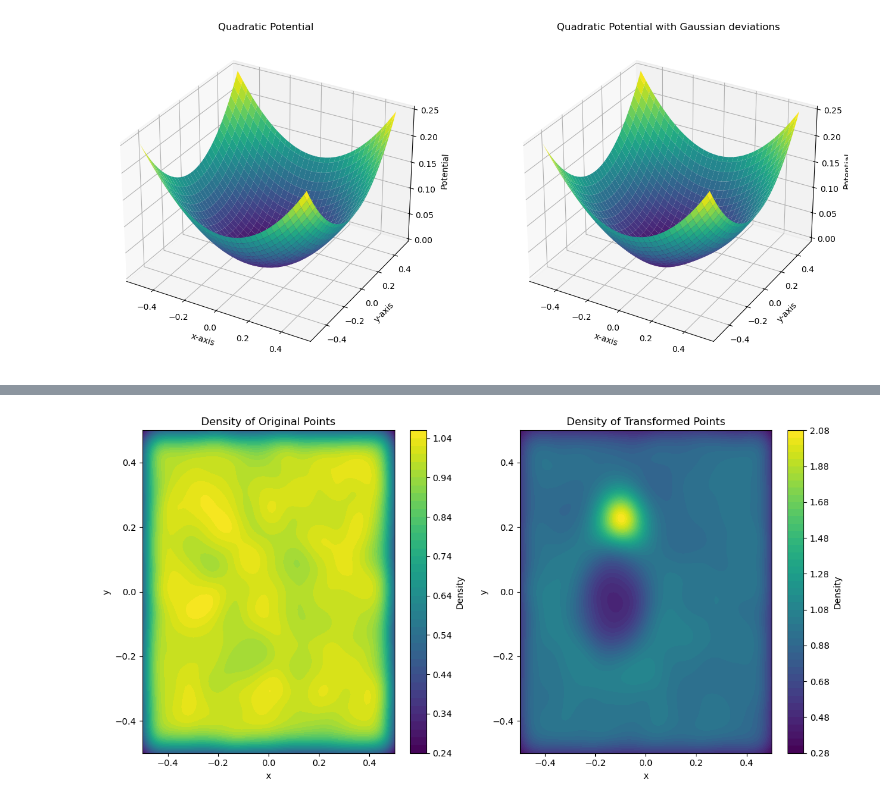
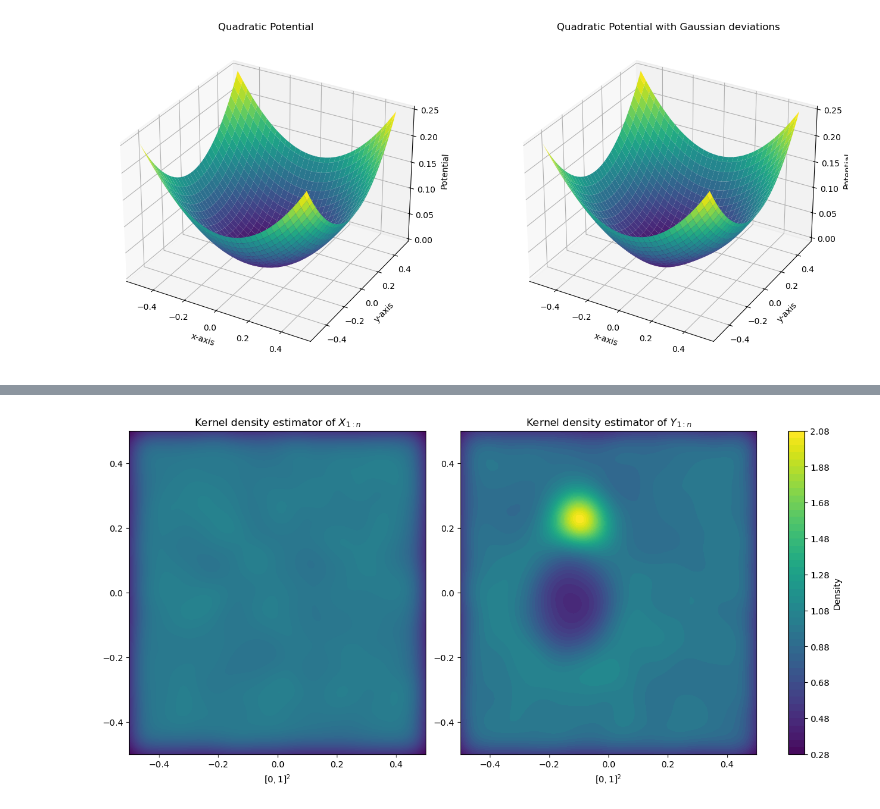
Before and after one commit to clemlal/PrivateSmoothTransportMapRNArgMin, a Jupyter notebook: main.ipynb, the cells around one changed output, grey strips where cells are left out. Drawn from its saved outputs; the diff is of its cells as text; code cells hidden in the pictures.

```diff
--- a/main.ipynb
+++ b/main.ipynb
@@ -167,46 +168,45 @@ transformed_target_points[:, 0] = grad_potential[0][clipped_indices_target_untra
 transformed_target_points[:, 1] = grad_potential[1][clipped_indices_target_untransformed[:, 0], clipped_indices_target_untransformed[:, 1]]
 
 clipped_indices_transformed_target_points = clip_to_grid(transformed_target_points, (a, b), N)
-
-
-
-
-
-# Compute density using Gaussian KDE
-def compute_density(points, xlim, ylim, grid_size=100):
-    """Computes density using Gaussian KDE."""
-    kde = gaussian_kde(points.T)
-    x, y = np.linspace(xlim[0], xlim[1], grid_size), np.linspace(ylim[0], ylim[1], grid_size)
-    X, Y = np.meshgrid(x, y)
-    positions = np.vstack([X.ravel(), Y.ravel()])
-    density = kde(positions).reshape(X.shape)
-    return X, Y, density
-
-# Compute density for original and transformed points
-X_orig, Y_orig, density_orig = compute_density(clipped_original_points, (a, b), (a, b))
-X_trans, Y_trans, density_trans = compute_density(transformed_target_points, (a, b), (a, b))
-
-# Plot densities
-plt.figure(figsize=(12, 6))
-
-plt.subplot(1, 2, 1)
-plt.contourf(X_orig, Y_orig, density_orig, levels=50, cmap="viridis")
-plt.colorbar(label="Density")
-plt.title("Density of Original Points")
-plt.xlabel("x")
-plt.ylabel("y")
-
-plt.subplot(1, 2, 2)
-plt.contourf(X_trans, Y_trans, density_trans, levels=50, cmap="viridis")
-plt.colorbar(label="Density")
-plt.title("Density of Transformed Points")
-plt.xlabel("x")
-plt.ylabel("y")
-
-plt.tight_layout()
-plt.show()
-# %% [output]
-[figure, removed]
+# %%
+# Compute density using Gaussian KDE
+def compute_density(points, xlim, ylim, grid_size=100):
+    """Computes density using Gaussian KDE."""
+    kde = gaussian_kde(points.T)
+    x, y = np.linspace(xlim[0], xlim[1], grid_size), np.linspace(ylim[0], ylim[1], grid_size)
+    X, Y = np.meshgrid(x, y)
+    positions = np.vstack([X.ravel(), Y.ravel()])
+    density = kde(positions).reshape(X.shape)
+    return X, Y, density
+
+# Compute density for original and transformed points
+X_orig, Y_orig, density_orig = compute_density(clipped_original_points, (a, b), (a, b))
+X_trans, Y_trans, density_trans = compute_density(transformed_target_points, (a, b), (a, b))
+
+# Determine the global min and max density values across both plots
+vmin = min(density_orig.min(), density_trans.min())
+vmax = max(density_orig.max(), density_trans.max())
+
+# Plot densities with shared colorbar
+fig, axs = plt.subplots(1, 2, figsize=(12, 6), constrained_layout=True)
+
+# Plot first density
+contour_orig = axs[0].contourf(X_orig, Y_orig, density_orig, levels=50, cmap="viridis", vmin=vmin, vmax=vmax)
+axs[0].set_title(r"Kernel density estimator of $X_{1:n}$")
+axs[0].set_xlabel(r"$[0, 1]^2$")
+
+# Plot second density
+contour_trans = axs[1].contourf(X_trans, Y_trans, density_trans, levels=50, cmap="viridis", vmin=vmin, vmax=vmax)
+axs[1].set_title(r"Kernel density estimator of $Y_{1:n}$")
+axs[1].set_xlabel(r"$[0, 1]^2$")
+
+# Add a single shared colorbar
+cbar = fig.colorbar(contour_trans, ax=axs, orientation="vertical", label="Density")
+
+plt.savefig("X_and_Y_points.pdf")
+plt.show()
+# %% [output]
+[figure, added]
 # %%
 def discrete_legendre_transform(f, x_grid, y_grid):
     """
```
Also changed, not shown: parts of 3 cells of this notebook, 3 other files.
